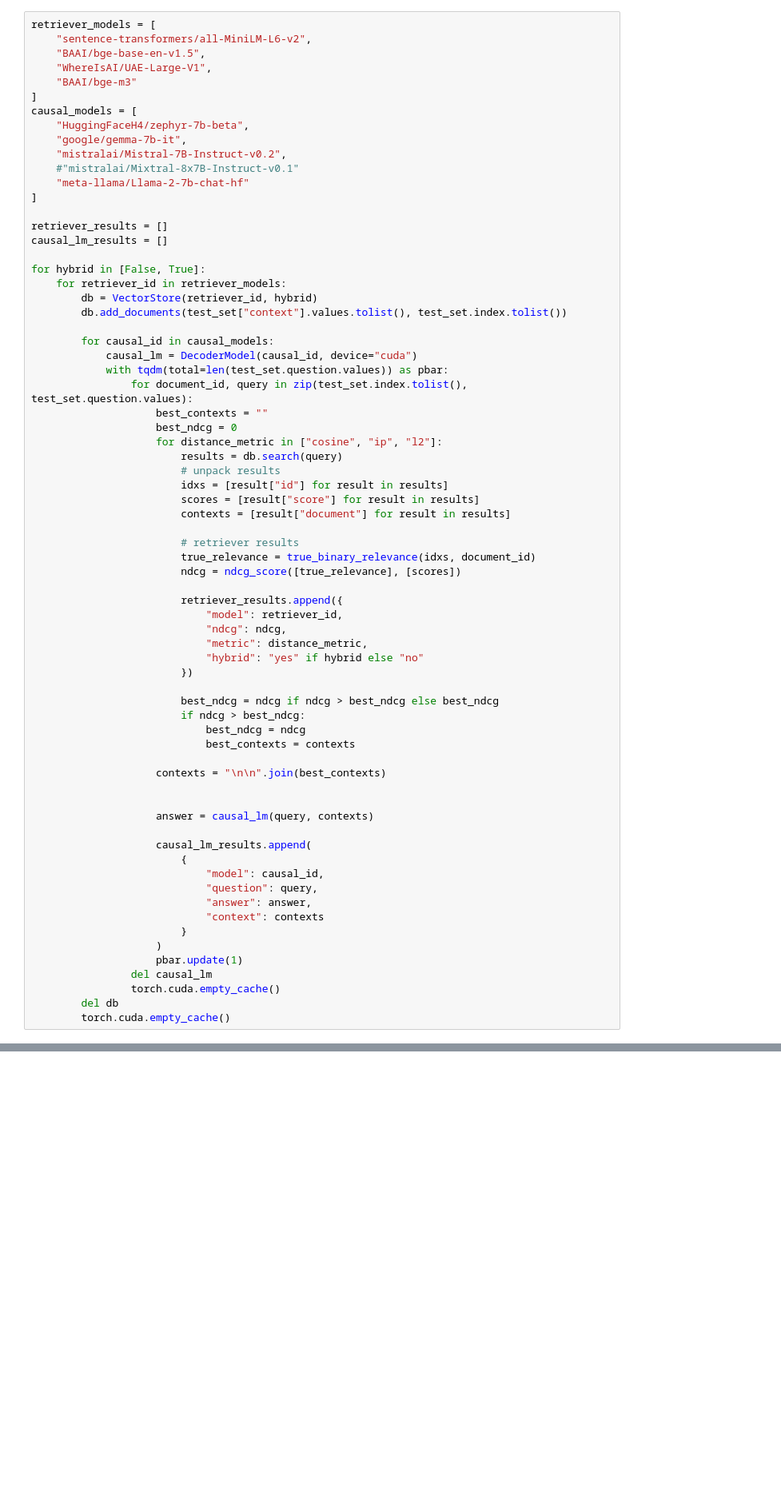
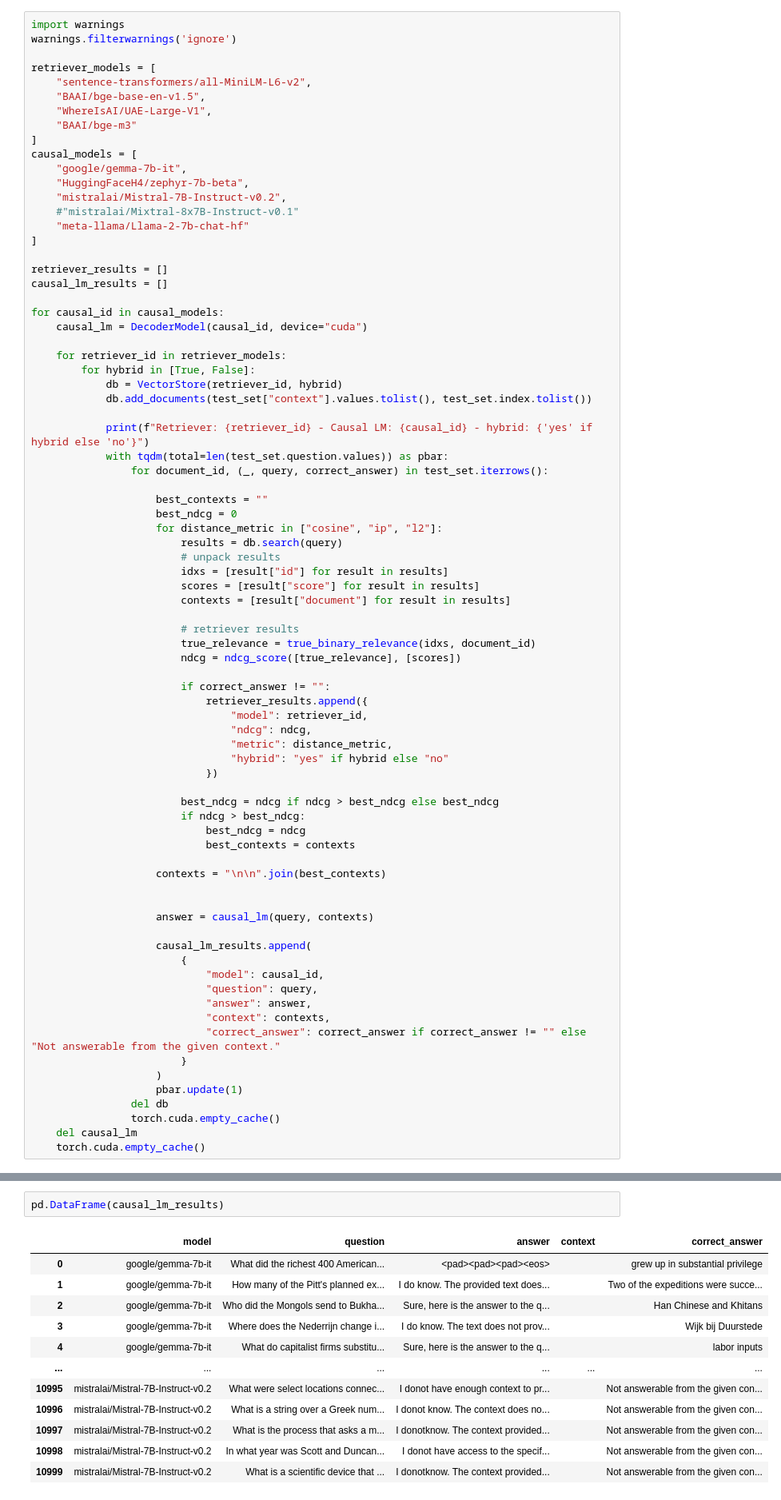
Before and after one commit to CKeibel/FHSWF-Datenanalyse-im-Unternehmen, a Jupyter notebook: code/RAG Pipeline.ipynb, the cells around one changed output, grey strips where cells are left out. Shown: that part at 80% size. Cells and saved outputs as stored; diff of their text form; blank space fills up the shorter version.

```diff
--- a/code/RAG Pipeline.ipynb
+++ b/code/RAG Pipeline.ipynb
@@ -70,6 +64,9 @@ test_set = df_val[df_val['answers'] != ''].sample(n=500, random_state=1)
 def true_binary_relevance(result_idxs, original_id):
     return [1 if i == original_id else 0 for i in result_idxs]
 # %%
+import warnings
+warnings.filterwarnings('ignore')
+
 retriever_models = [
     "sentence-transformers/all-MiniLM-L6-v2",
     "BAAI/bge-base-en-v1.5",
@@ -77,8 +74,8 @@ retriever_models = [
     "BAAI/bge-m3"
 ]
 causal_models = [
+    "google/gemma-7b-it",
     "HuggingFaceH4/zephyr-7b-beta",
-    "google/gemma-7b-it",
     "mistralai/Mistral-7B-Instruct-v0.2",
     #"mistralai/Mixtral-8x7B-Instruct-v0.1"
     "meta-llama/Llama-2-7b-chat-hf"
@@ -87,15 +84,18 @@ causal_models = [
 retriever_results = []
 causal_lm_results = []
 
-for hybrid in [False, True]:
+for causal_id in causal_models:
+    causal_lm = DecoderModel(causal_id, device="cuda")
+
     for retriever_id in retriever_models:
-        db = VectorStore(retriever_id, hybrid)
-        db.add_documents(test_set["context"].values.tolist(), test_set.index.tolist())
+        for hybrid in [True, False]:
+            db = VectorStore(retriever_id, hybrid)
+            db.add_documents(test_set["context"].values.tolist(), test_set.index.tolist())
 
-        for causal_id in causal_models:
-            causal_lm = DecoderModel(causal_id, device="cuda")
+            print(f"Retriever: {retriever_id} - Causal LM: {causal_id} - hybrid: {'yes' if hybrid else 'no'}")
             with tqdm(total=len(test_set.question.values)) as pbar:
-                for document_id, query in zip(test_set.index.tolist(), test_set.question.values):
+                for document_id, (_, query, correct_answer) in test_set.iterrows():
+
                     best_contexts = ""
                     best_ndcg = 0
                     for distance_metric in ["cosine", "ip", "l2"]:
@@ -109,12 +109,13 @@ for hybrid in [False, True]:
                         true_relevance = true_binary_relevance(idxs, document_id)
                         ndcg = ndcg_score([true_relevance], [scores])
 
-                        retriever_results.append({
-                            "model": retriever_id,
-                            "ndcg": ndcg,
-                            "metric": distance_metric,
-                            "hybrid": "yes" if hybrid else "no"
-                        })
+                        if correct_answer != "":
+                            retriever_results.append({
+                                "model": retriever_id,
+                                "ndcg": ndcg,
+                                "metric": distance_metric,
+                                "hybrid": "yes" if hybrid else "no"
+                            })
 
                         best_ndcg = ndcg if ndcg > best_ndcg else best_ndcg
                         if ndcg > best_ndcg:
@@ -131,11 +132,12 @@ for hybrid in [False, True]:
                             "model": causal_id,
                             "question": query,
                             "answer": answer,
-                            "context": contexts
+                            "context": contexts,
+                            "correct_answer": correct_answer if correct_answer != "" else "Not answerable from the given context."
                         }
                     )
                     pbar.update(1)
-                del causal_lm
+                del db
                 torch.cuda.empty_cache()
-        del db
-        torch.cuda.empty_cache()
+    del causal_lm
+    torch.cuda.empty_cache()
@@ -146,3 +150,18 @@ pd.DataFrame(causal_models).to_csv("retriever_results.csv")
 # Evaluation
 # %%
 bleu = evaluate.load("bleu") # https://huggingface.co/spaces/evaluate-metric/bleu
+# %%
+pd.DataFrame(causal_lm_results)
+# %% [output]
+|  | model | question | answer | context | correct_answer |
+| 0 | google/gemma-7b-it | What did the richest 400 American... | <pad><pad><pad><eos> |  | grew up in substantial privilege |
+| 1 | google/gemma-7b-it | How many of the Pitt's planned ex... | I do know. The provided text does... |  | Two of the expeditions were succe... |
+| 2 | google/gemma-7b-it | Who did the Mongols send to Bukha... | Sure, here is the answer to the q... |  | Han Chinese and Khitans |
+| 3 | google/gemma-7b-it | Where does the Nederrijn change i... | I do know. The text does not prov... |  | Wijk bij Duurstede |
+| 4 | google/gemma-7b-it | What do capitalist firms substitu... | Sure, here is the answer to the q... |  | labor inputs |
+| ... | ... | ... | ... | ... | ... |
+| 10995 | mistralai/Mistral-7B-Instruct-v0.2 | What were select locations connec... | I donot have enough context to pr... |  | Not answerable from the given con... |
+| 10996 | mistralai/Mistral-7B-Instruct-v0.2 | What is a string over a Greek num... | I donot know. The context does no... |  | Not answerable from the given con... |
+| 10997 | mistralai/Mistral-7B-Instruct-v0.2 | What is the process that asks a m... | I donotknow. The context provided... |  | Not answerable from the given con... |
+| 10998 | mistralai/Mistral-7B-Instruct-v0.2 | In what year was Scott and Duncan... | I donot have access to the specif... |  | Not answerable from the given con... |
+| 10999 | mistralai/Mistral-7B-Instruct-v0.2 | What is a scientific device that ... | I donotknow. The context provided... |  | Not answerable from the given con... |
```
Also changed, not shown: parts of 12 cells of this notebook.
